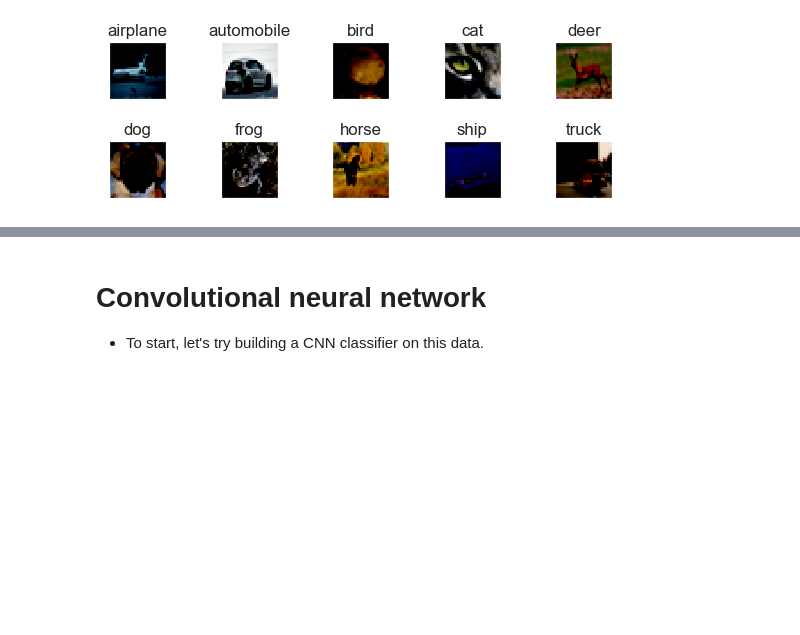
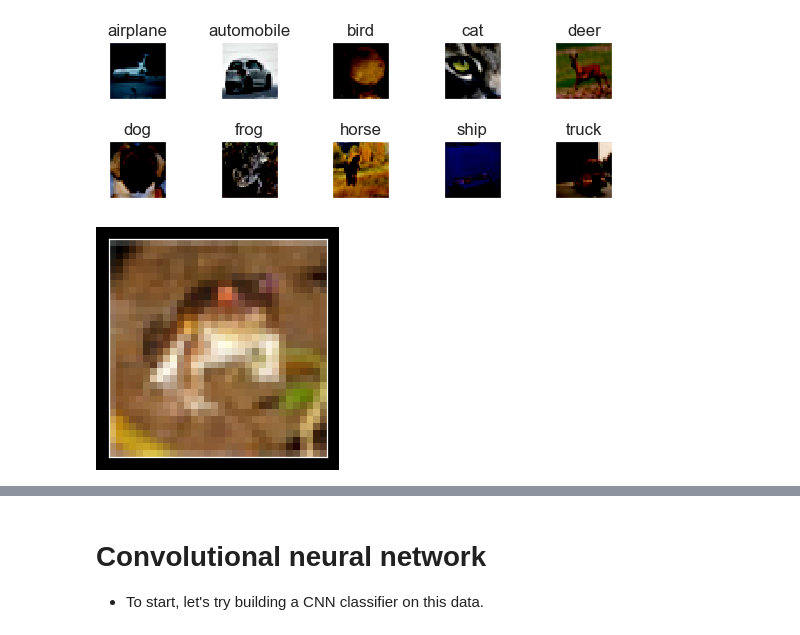
Before and after one commit to dokeeffe87/keras_examples, a Jupyter notebook: ConvNet_and_simple_GAN_examples.ipynb, the cells around one changed output, grey strips where cells are left out. Saved outputs shown, nothing was run; the diff lists cells and outputs as text; code cells hidden in the pictures; blank space fills up the shorter version.

```diff
--- a/ConvNet_and_simple_GAN_examples.ipynb
+++ b/ConvNet_and_simple_GAN_examples.ipynb
@@ -156,3 +156,9 @@ plt.tight_layout()
 plt.show()
 # %% [output]
 [figure]
+# %%
+fig = imshow((x_train[0,...]+1)/2)
+fig.axes.get_xaxis().set_visible(False)
+fig.axes.get_yaxis().set_visible(False)
+# %% [output]
+[figure, added]
```
Also changed, not shown: parts of 14 cells of this notebook.
